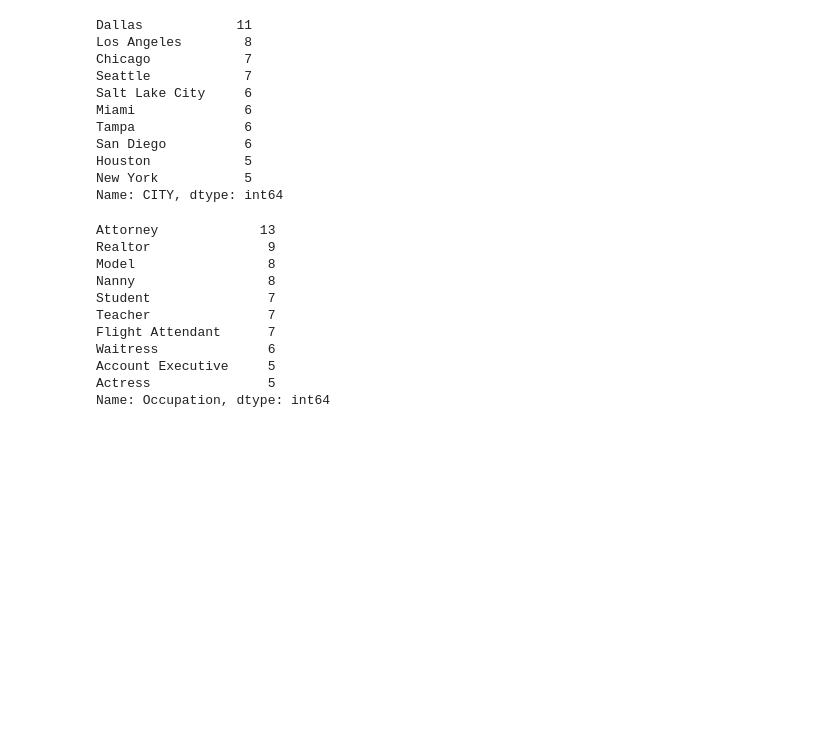
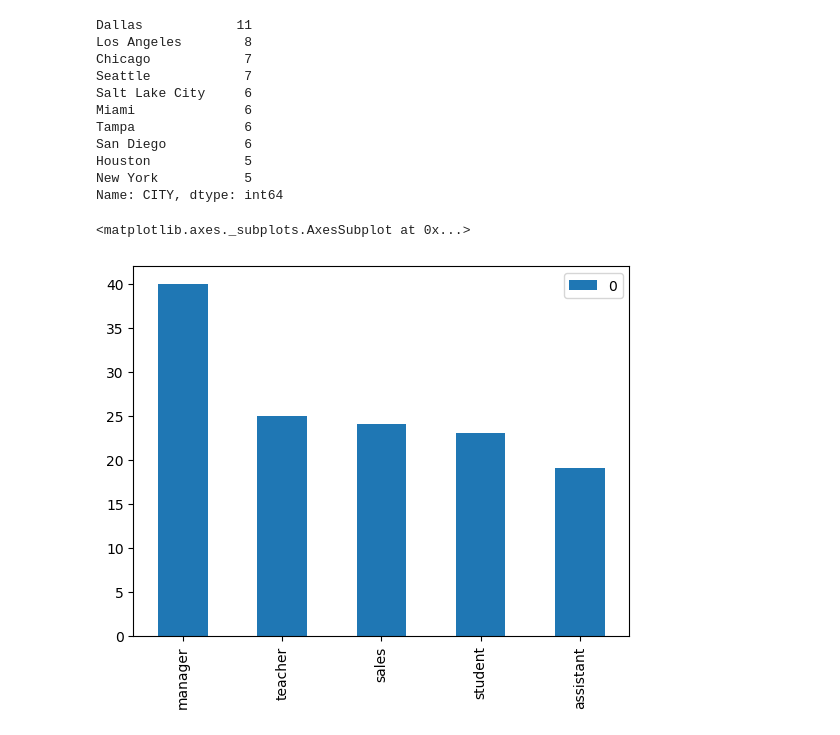
Before and after one commit to ajkeamy/Visualizations-Using-The-Bachelor, a Jupyter notebook: Analysis.ipynb, the cells around one changed output. Saved outputs shown, nothing was run; the diff lists cells and outputs as text; code cells hidden in the pictures; blank space fills up the shorter version.

```diff
--- a/Analysis.ipynb
+++ b/Analysis.ipynb
@@ -91,17 +91,13 @@ San Diego          6
 Houston            5
 New York           5
 Name: CITY, dtype: int64
-# %%
-df['Occupation'].value_counts()[0:10]
-# %% [output]
-Attorney             13
-Realtor               9
-Model                 8
-Nanny                 8
-Student               7
-Teacher               7
-Flight Attendant      7
-Waitress              6
-Account Executive     5
-Actress               5
-Name: Occupation, dtype: int64
+# %%
+dfoc= df.copy()
+dfoc= dfoc['Occupation'].str.lower()
+dfoc= dfoc.to_frame()
+dfoc= dfoc.Occupation.str.split(expand=True).stack().value_counts()[0:5]
+dfoc= dfoc.to_frame()
+dfoc.plot.bar()
+# %% [output]
+<matplotlib.axes._subplots.AxesSubplot at 0x...>
+[figure, added]
```
Also changed, not shown: parts of 12 cells of this notebook.
